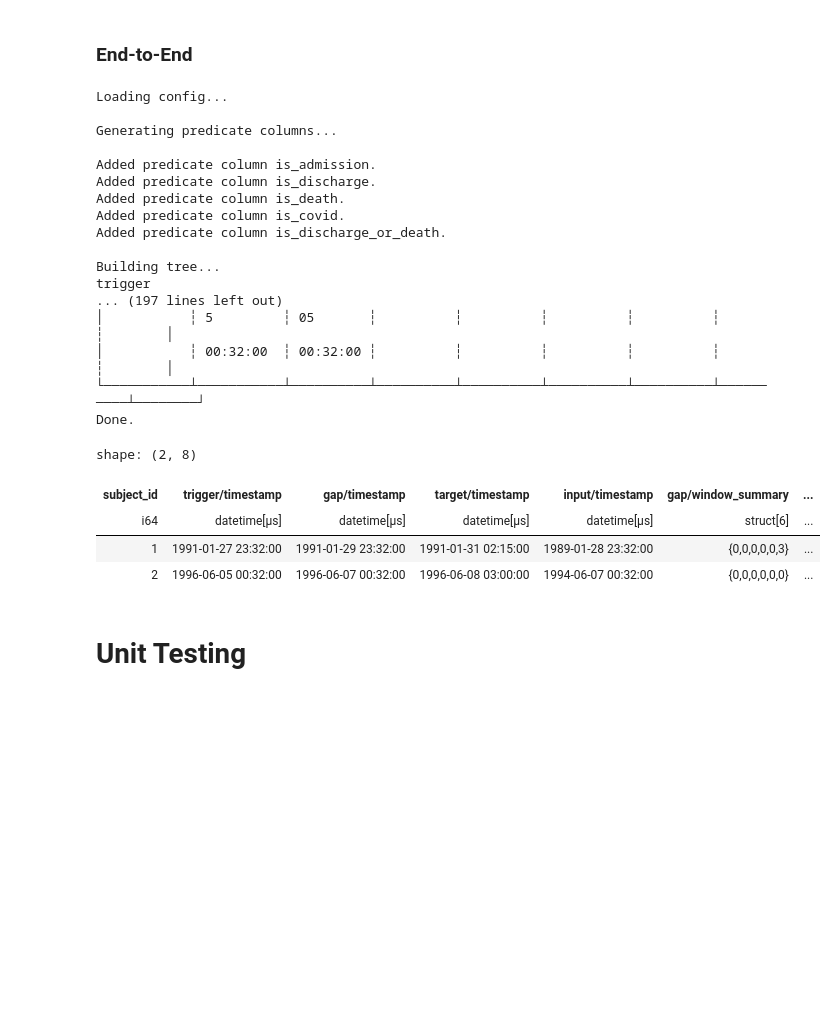
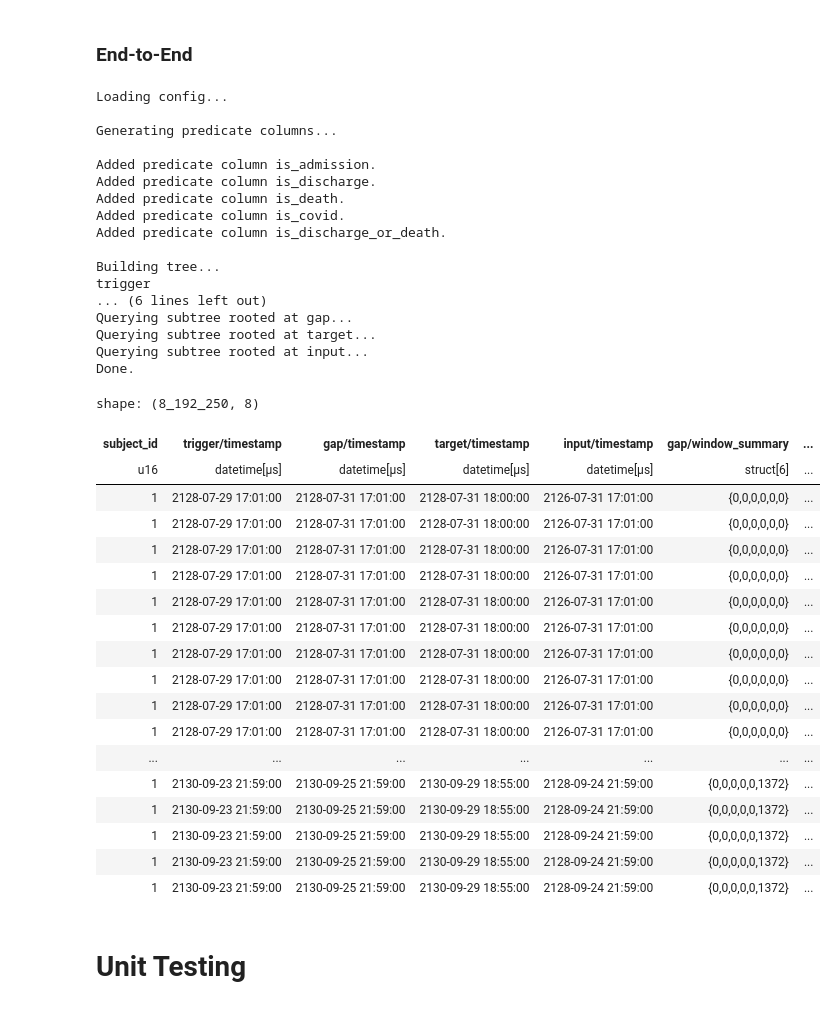
Before and after one commit to justin13601/ACES, a Jupyter notebook: to_organize/run_tests.ipynb, the cells around one changed output. Saved outputs shown, nothing was run; the diff lists cells and outputs as text; code cells hidden in the pictures; blank space fills up the shorter version.

```diff
--- a/to_organize/run_tests.ipynb
+++ b/to_organize/run_tests.ipynb
@@ -2,6 +2,7 @@
 import os
 import pandas as pd
 import polars as pl
+pd.set_option('display.max_rows', 100)
 pl.Config.set_tbl_cols(100)
 pl.Config.set_tbl_rows(100)
 
@@ -13,0 +82,19 @@ df_data = pl.read_csv('sample_data.csv')
+# %%
+import os
+from pathlib import Path
+
+import polars as pl
+
+from EventStream.data.dataset_polars import Dataset
+
+DATA_DIR = Path("../MIMIC_ESD_new_schema_08-31-23-1")
+ESD = Dataset.load(DATA_DIR)
+
+events_df = ESD.events_df.filter(~pl.all_horizontal(pl.all().is_null()))
+dynamic_measurements_df = ESD.dynamic_measurements_df.filter(~pl.all_horizontal(pl.all().is_null()))
+
+df_data = (events_df
+            .join(dynamic_measurements_df, on="event_id", how="left")
+            .drop(['event_id'])
+            .sort(by=['subject_id', 'timestamp'])
+            )
@@ -17,0 +127,2 @@ df_data.shape
+# %%
+df_data_new = df_data.filter((pl.col("subject_id") > 0) & (pl.col("subject_id") < 2))
@@ -20,31 +169,46 @@ df_data.shape
 # %%
 from task_querying_v2 import *
 
 name = 'test_01'
 
-config_path = f"tests/{name}.yaml"
+config_path = f"test_configs/{name}.yaml"
 
-query_task(config_path, df_data)
+res = query_task(config_path, df_data_new)
+res
 # %% [output]
 Loading config...
 
 Generating predicate columns...
 
 Added predicate column is_admission.
 Added predicate column is_discharge.
 Added predicate column is_death.
 Added predicate column is_covid.
 Added predicate column is_discharge_or_death.
 
 Building tree...
 trigger
-... (197 lines left out)
-│           ┆ 5         ┆ 05       ┆          ┆          ┆          ┆          ┆          ┆        │
-│           ┆ 00:32:00  ┆ 00:32:00 ┆          ┆          ┆          ┆          ┆          ┆        │
-└───────────┴───────────┴──────────┴──────────┴──────────┴──────────┴──────────┴──────────┴────────┘
+... (6 lines left out)
+Querying subtree rooted at gap...
+Querying subtree rooted at target...
+Querying subtree rooted at input...
 Done.
-shape: (2, 8)
+shape: (8_192_250, 8)
 | subject_id | trigger/timestamp | gap/timestamp | target/timestamp | input/timestamp | gap/window_summary | ... |
-| i64 | datetime[μs] | datetime[μs] | datetime[μs] | datetime[μs] | struct[6] | ... |
-| 1 | 1991-01-27 23:32:00 | 1991-01-29 23:32:00 | 1991-01-31 02:15:00 | 1989-01-28 23:32:00 | {0,0,0,0,0,3} | ... |
-| 2 | 1996-06-05 00:32:00 | 1996-06-07 00:32:00 | 1996-06-08 03:00:00 | 1994-06-07 00:32:00 | {0,0,0,0,0,0} | ... |
+| u16 | datetime[μs] | datetime[μs] | datetime[μs] | datetime[μs] | struct[6] | ... |
+| 1 | 2128-07-29 17:01:00 | 2128-07-31 17:01:00 | 2128-07-31 18:00:00 | 2126-07-31 17:01:00 | {0,0,0,0,0,0} | ... |
+| 1 | 2128-07-29 17:01:00 | 2128-07-31 17:01:00 | 2128-07-31 18:00:00 | 2126-07-31 17:01:00 | {0,0,0,0,0,0} | ... |
+| 1 | 2128-07-29 17:01:00 | 2128-07-31 17:01:00 | 2128-07-31 18:00:00 | 2126-07-31 17:01:00 | {0,0,0,0,0,0} | ... |
+| 1 | 2128-07-29 17:01:00 | 2128-07-31 17:01:00 | 2128-07-31 18:00:00 | 2126-07-31 17:01:00 | {0,0,0,0,0,0} | ... |
+| 1 | 2128-07-29 17:01:00 | 2128-07-31 17:01:00 | 2128-07-31 18:00:00 | 2126-07-31 17:01:00 | {0,0,0,0,0,0} | ... |
+| 1 | 2128-07-29 17:01:00 | 2128-07-31 17:01:00 | 2128-07-31 18:00:00 | 2126-07-31 17:01:00 | {0,0,0,0,0,0} | ... |
+| 1 | 2128-07-29 17:01:00 | 2128-07-31 17:01:00 | 2128-07-31 18:00:00 | 2126-07-31 17:01:00 | {0,0,0,0,0,0} | ... |
+| 1 | 2128-07-29 17:01:00 | 2128-07-31 17:01:00 | 2128-07-31 18:00:00 | 2126-07-31 17:01:00 | {0,0,0,0,0,0} | ... |
+| 1 | 2128-07-29 17:01:00 | 2128-07-31 17:01:00 | 2128-07-31 18:00:00 | 2126-07-31 17:01:00 | {0,0,0,0,0,0} | ... |
+| 1 | 2128-07-29 17:01:00 | 2128-07-31 17:01:00 | 2128-07-31 18:00:00 | 2126-07-31 17:01:00 | {0,0,0,0,0,0} | ... |
+| ... | ... | ... | ... | ... | ... | ... |
+| 1 | 2130-09-23 21:59:00 | 2130-09-25 21:59:00 | 2130-09-29 18:55:00 | 2128-09-24 21:59:00 | {0,0,0,0,0,1372} | ... |
+| 1 | 2130-09-23 21:59:00 | 2130-09-25 21:59:00 | 2130-09-29 18:55:00 | 2128-09-24 21:59:00 | {0,0,0,0,0,1372} | ... |
+| 1 | 2130-09-23 21:59:00 | 2130-09-25 21:59:00 | 2130-09-29 18:55:00 | 2128-09-24 21:59:00 | {0,0,0,0,0,1372} | ... |
+| 1 | 2130-09-23 21:59:00 | 2130-09-25 21:59:00 | 2130-09-29 18:55:00 | 2128-09-24 21:59:00 | {0,0,0,0,0,1372} | ... |
+| 1 | 2130-09-23 21:59:00 | 2130-09-25 21:59:00 | 2130-09-29 18:55:00 | 2128-09-24 21:59:00 | {0,0,0,0,0,1372} | ... |
```
Also changed, not shown: parts of 10 cells of this notebook, 1 other file.
